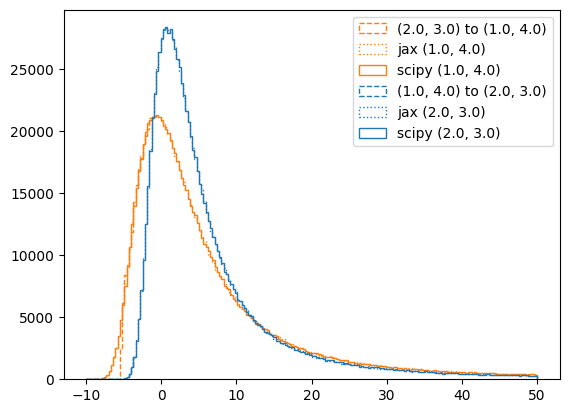
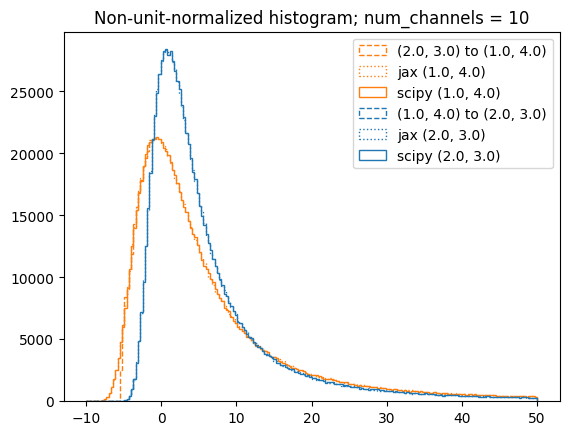
Code edit (unified diff) that turned the first committed figure into the second:
--- before
+++ after
@@ -34,4 +34,5 @@
 )
 ax.legend()
+plt.title(f"Non-unit-normalized histogram; {num_channels = }")
 
 None

Commit: Add figure captions